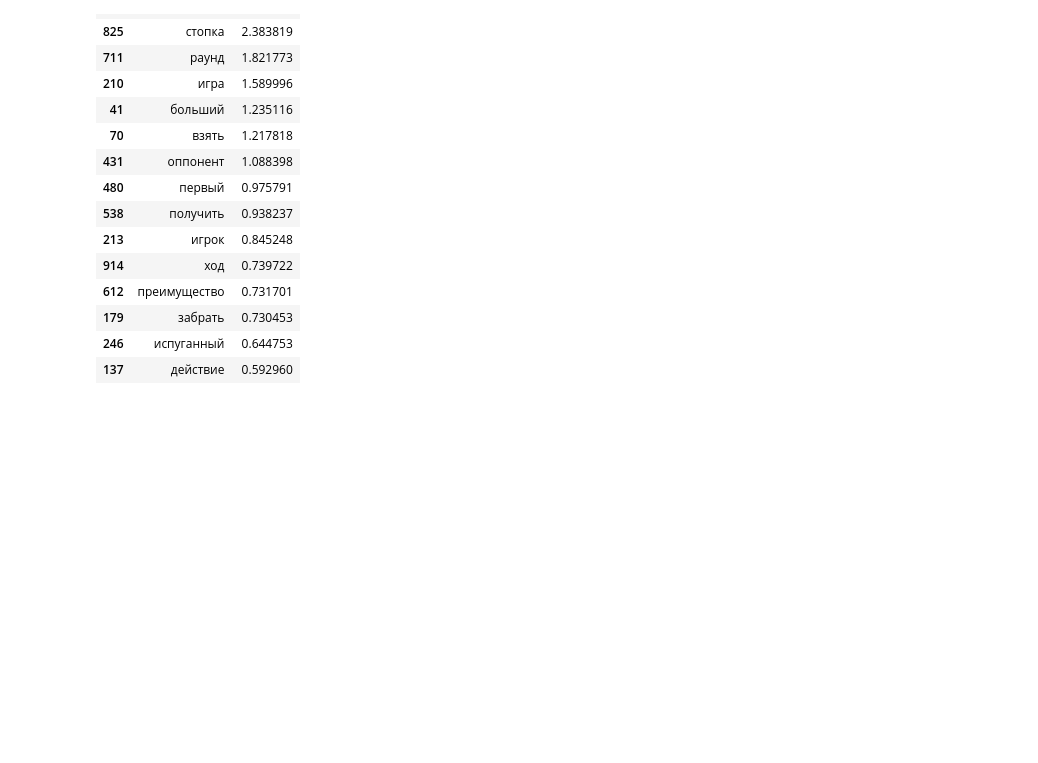
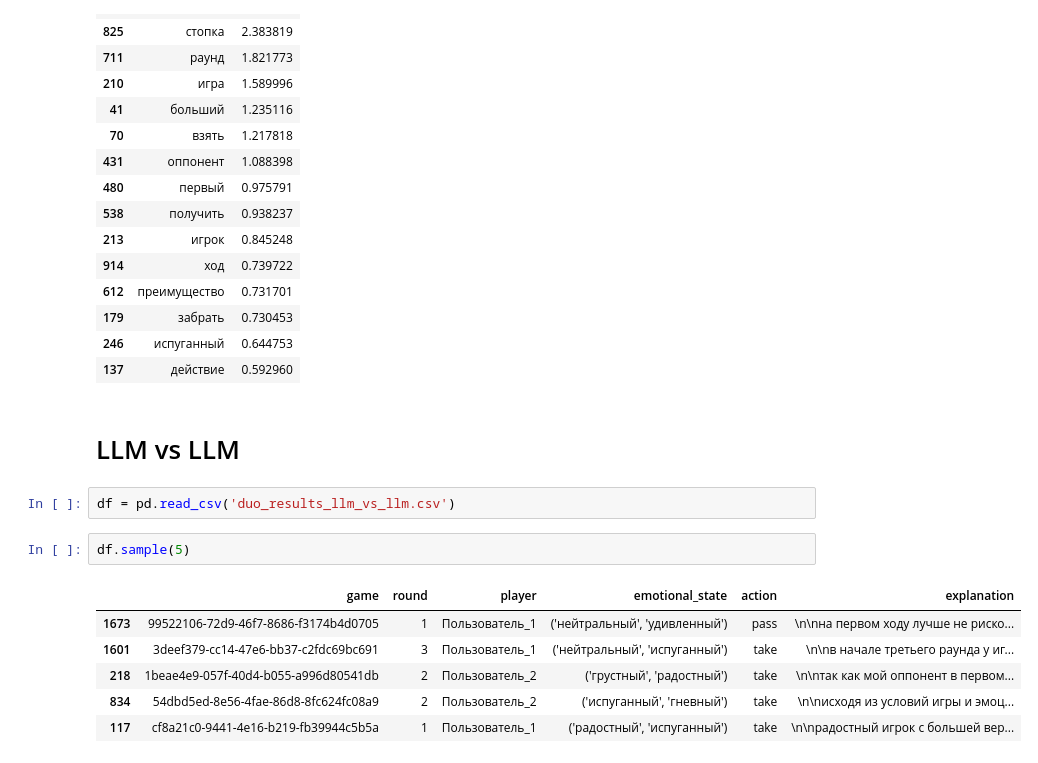
Before and after one commit to iLoveRamona/Emotional_LLM, a Jupyter notebook: Results_Analysis.ipynb, the cells around one changed output. Cells and saved outputs as stored; diff of their text form; blank space fills up the shorter version.

```diff
--- a/Results_Analysis.ipynb
+++ b/Results_Analysis.ipynb
@@ -187,3 +206,16 @@ top_terms
 | 179 | забрать | 0.730453 |
 | 246 | испуганный | 0.644753 |
 | 137 | действие | 0.592960 |
+# %% [markdown]
+# LLM vs LLM
+# %%
+df = pd.read_csv('duo_results_llm_vs_llm.csv')
+# %%
+df.sample(5)
+# %% [output]
+|  | game | round | player | emotional_state | action | explanation |
+| 1673 | 99522106-72d9-46f7-8686-f3174b4d0705 | 1 | Пользователь_1 | ('нейтральный', 'удивленный') | pass | \n\nна первом ходу лучше не риско... |
+| 1601 | 3deef379-cc14-47e6-bb37-c2fdc69bc691 | 3 | Пользователь_1 | ('нейтральный', 'испуганный') | take | \n\nв начале третьего раунда у иг... |
+| 218 | 1beae4e9-057f-40d4-b055-a996d80541db | 2 | Пользователь_2 | ('грустный', 'радостный') | take | \n\nтак как мой оппонент в первом... |
+| 834 | 54dbd5ed-8e56-4fae-86d8-8fc624fc08a9 | 2 | Пользователь_2 | ('испуганный', 'гневный') | take | \n\nисходя из условий игры и эмоц... |
+| 117 | cf8a21c0-9441-4e16-b219-fb39944c5b5a | 1 | Пользователь_1 | ('радостный', 'испуганный') | take | \n\nрадостный игрок с большей вер... |
```
Also changed, not shown: parts of 16 cells of this notebook, 2 other files.
